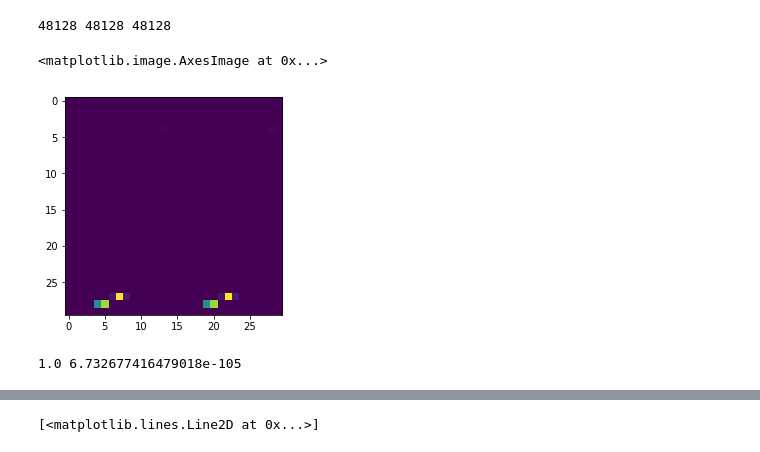
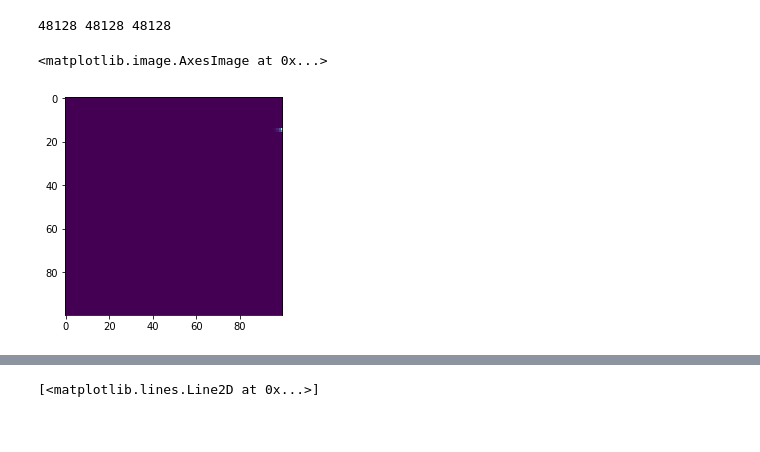
Before and after one commit to mattpitkin/gw_notebooks, a Jupyter notebook: EstimateDistance.ipynb, the cells around one changed output, grey strips where cells are left out. Drawn from its saved outputs; the diff is of its cells as text; code cells hidden in the pictures.

Commit message:
Search over coalescence time

```diff
--- a/EstimateDistance.ipynb
+++ b/EstimateDistance.ipynb
@@ -178,7 +178,6 @@ m2 = 1.10859297829
 distance = 44.6889906553
 
 phiref = 2.60174675393
-#iota = 2.81558425046
 psi = 0.860990548555
 timec = 1187008882.4294
 
@@ -194,9 +193,15 @@ fmin = 24
 fref = 100
 fmax = 400 # only compute signal up to 400 Hz
 
+iota, spin1x, spin1y, spin1z, spin2x, spin2y, spin2z = lalsimulation.SimInspiralTransformPrecessingNewInitialConditions(
+                                                                     thetaJN, phiJL, tilt1,
+                                                                     tilt2, phi12, aspin1, aspin2,
+                                                                     m1*lal.MSUN_SI, m2*lal.MSUN_SI, fref,
+                                                                     phiref)
+
 hplus, hcross = fdwaveform(phiref, deltaF, m1, m2, fmin, distance, iota, fmax=fmax, fref=fref)
 
-Fp, Fx = antenna_response( times[0]+tpeak, ra, dec, psi, det )
+Fp, Fx = antenna_response( timec, ra, dec, psi, det )
 
 sigmodel = hplus*Fp + hcross*Fx
 
@@ -227,9 +232,6 @@ phis = np.arange(0., 2*np.pi, 2*np.pi/100)
 sigmodels = []
 for phi in phis:
     # get equivalent spin parameters for IMRPhenomPv2 signal model
-    iota = 0.
-    spin1x = spin1y = spin1z = 0.
-    spin2x = spin2y = spin2z = 0.
     iota, spin1x, spin1y, spin1z, spin2x, spin2y, spin2z = lalsimulation.SimInspiralTransformPrecessingNewInitialConditions(
                                                                      thetaJN, phiJL, tilt1,
                                                                      tilt2, phi12, aspin1, aspin2,
@@ -238,6 +240,7 @@ for phi in phis:
 
     hplus, hcross = fdwaveform(phi, deltaF, m1, m2, fmin, distance, iota, spin1x=spin1x, spin1y=spin1y,
                                spin1z=spin1z, spin2x=spin2x, spin2y=spin2y, spin2z=spin2z, fmax=fmax, fref=fref)
+
     # only get values in the required frequency range
     template = hplus[minidx:maxidx]*Fp + hcross[minidx:maxidx]*Fx
 
@@ -315,29 +311,19 @@ dists = np.linspace(10., 100., 100)
 
 # calculate log likelihood over phi and distance
 #logL = np.zeros((len(phis), len(dists)))
-#logL = np.zeros((len(timeshifts), len(dists)))
-logL = np.zeros((len(timeshifts), len(phis), len(dists)))
-#for i in range(len(phis)):
+logL = np.zeros((len(timeshifts), len(dists)))
 for i in range(len(timeshifts)):
-    for k in range(len(phis)):
-        for j, dist in enumerate(dists):
-            #tmodel = sigmodels[i] * distance / dist
-            tmodel = sigmodels[i,k] * distance/dist
+    for j, dist in enumerate(dists):
+        tmodel = sigmodels[i] * distance / dist
 
-            L = loglikelihood(fdatac, tmodel, psdc, deltaF)
-            logL[i,k,j] = L + 2.*np.log(dist)
-            #logL[i, j] = L + 2*np.log(dist) # include prior
+        L = loglikelihood(fdatac, tmodel, psdc, deltaF)
+        logL[i, j] = L + 2*np.log(dist) # include prior
 # %%
 # show posterior
-pl.imshow(np.exp(logL[:,:,90]-np.max(logL.flatten())))
+pl.imshow(np.exp(logL-np.max(logL.flatten())))
 # %% [output]
 <matplotlib.image.AxesImage at 0x...>
-[figure, old version]
+[figure, new version]
-# %%
-Lm = np.exp(logL-np.max(logL.flatten()))
-print(np.max(Lm[:,:,99]), np.max(Lm[:,:,40]))
-# %% [output]
-1.0 6.732677416479018e-105
 # %%
 # plot phi posterior
 post = np.exp(logL-np.max(logL.flatten()))
```
Also changed, not shown: parts of 5 cells of this notebook.
